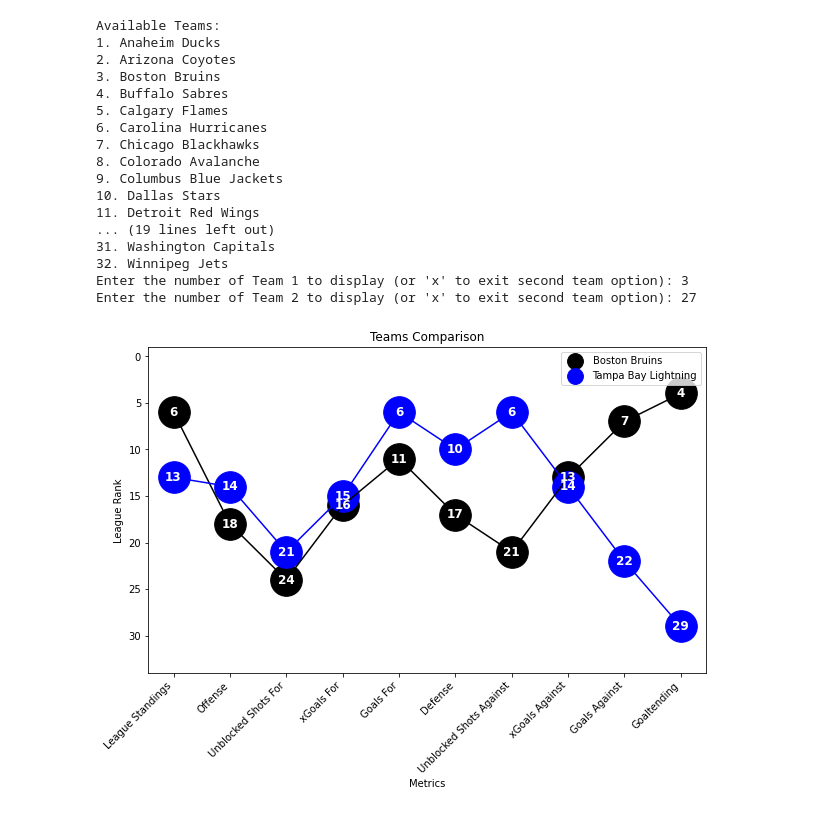
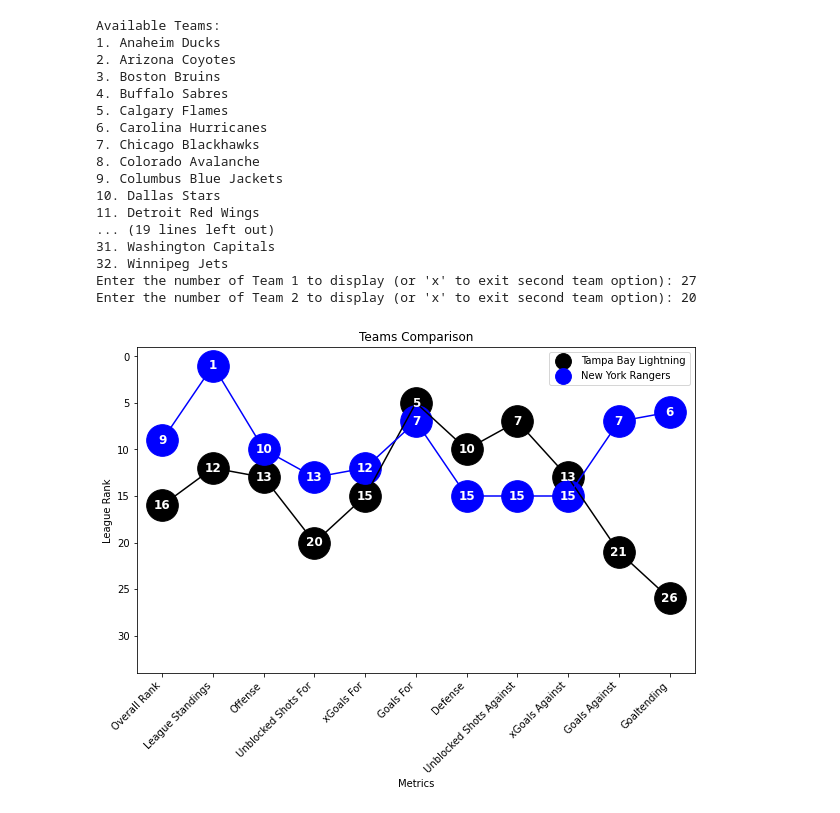
Before and after one commit to hatch47/DataAnalystProjects, a Jupyter notebook: 2023-24 Conditional Formatting Cards/TeamCard23-24.ipynb, the cells around one changed output. Saved outputs shown, nothing was run; the diff lists cells and outputs as text; code cells hidden in the pictures.

```diff
--- a/2023-24 Conditional Formatting Cards/TeamCard23-24.ipynb
+++ b/2023-24 Conditional Formatting Cards/TeamCard23-24.ipynb
@@ -13,8 +13,8 @@ data = pd.read_csv(file_path)
 # Define function to plot data for a selected team
 def plot_team(team_name):
     team_data = data[data['Team'] == team_name].squeeze()  # Get data for the selected team
-    categories = list(team_data.index)[2:]  # Exclude 'Team' and 'Overall Rank'
-    values = team_data.values[2:]  # Exclude 'Team' and 'Overall Rank'
+    categories = list(team_data.index)[1:]  # Exclude 'Team'
+    values = team_data.values[1:]  # Exclude 'Team'
 
     # Create scatter plot with circles as markers
     fig, ax = plt.subplots(figsize=(10, 6))
@@ -91,8 +90,8 @@ def plot_teams(team_names):
 
     for team_name, color in zip(team_names, colors):
         team_data = data[data['Team'] == team_name].squeeze()  # Get data for the selected team
-        categories = list(team_data.index)[2:]  # Exclude 'Team' and 'Overall Rank'
-        values = team_data.values[2:]  # Exclude 'Team' and 'Overall Rank'
+        categories = list(team_data.index)[1:]  # Exclude 'Team'
+        values = team_data.values[1:]  # Exclude 'Team'
 
         # Create scatter plot with circles as markers
         scatter = ax.scatter(categories, values, s=1000, label=team_name, color=color)
@@ -127,33 +126,33 @@ if __name__ == "__main__":
                 else:
                     print("You need to select at least one team.")
                     continue
             choice = int(choice)
             if 1 <= choice <= len(teams):
                 selected_team = teams[choice - 1]
                 selected_teams.append(selected_team)
             else:
                 print("Invalid choice. Please enter a number within the range.")
         except ValueError:
             print("Invalid input. Please enter a valid number.")
 
     if len(selected_teams) >= 1:
         plot_teams(selected_teams)
 # %% [output]
 Available Teams:
 1. Anaheim Ducks
 2. Arizona Coyotes
 3. Boston Bruins
 4. Buffalo Sabres
 5. Calgary Flames
 6. Carolina Hurricanes
 7. Chicago Blackhawks
 8. Colorado Avalanche
 9. Columbus Blue Jackets
 10. Dallas Stars
 11. Detroit Red Wings
 ... (19 lines left out)
 31. Washington Capitals
 32. Winnipeg Jets
-Enter the number of Team 1 to display (or 'x' to exit second team option): 3
-Enter the number of Team 2 to display (or 'x' to exit second team option): 27
+Enter the number of Team 1 to display (or 'x' to exit second team option): 27
+Enter the number of Team 2 to display (or 'x' to exit second team option): 20
-[figure, old version]
+[figure, new version]
```
Also changed, not shown: parts of 1 cell of this notebook, 4 other files.
